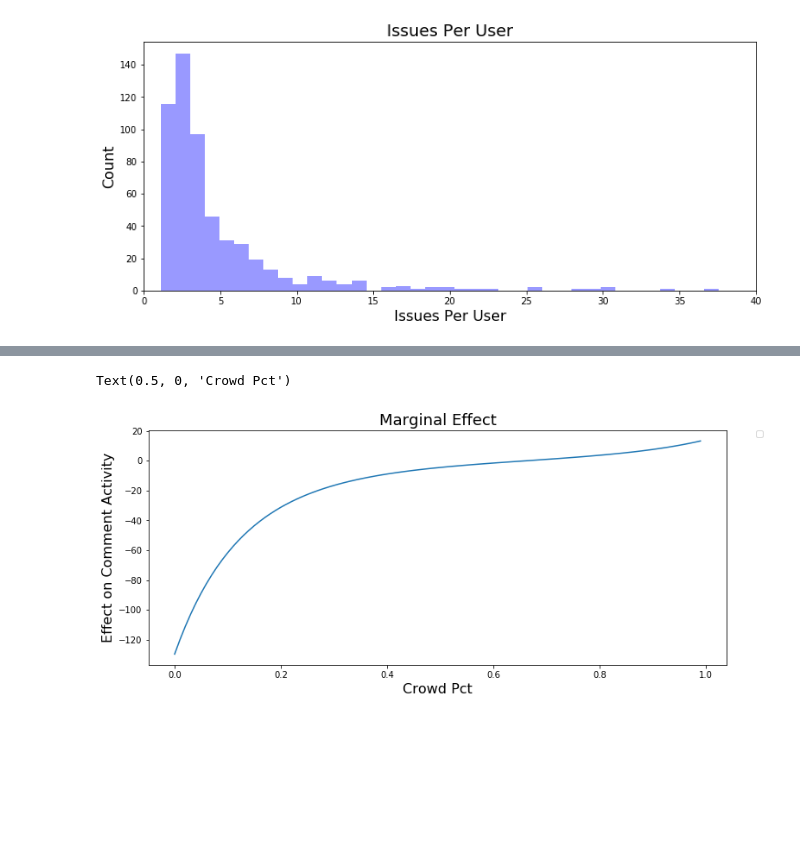
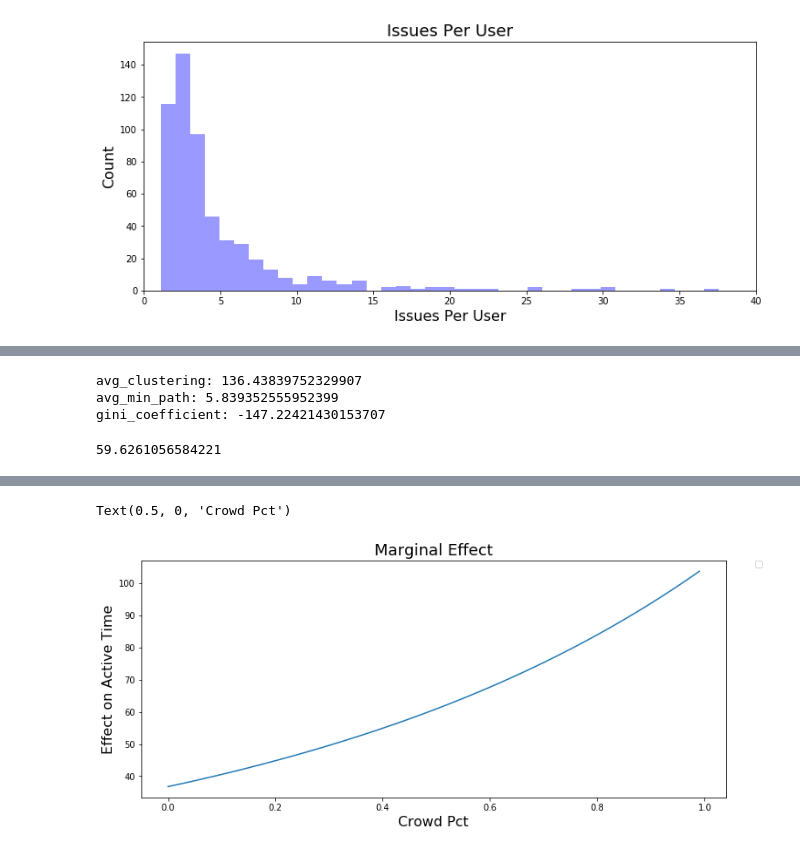
Before and after one commit to MthwRobinson/dissertation-research, a Jupyter notebook: research-notebooks/2-journal-article.ipynb, the cells around one changed output, grey strips where cells are left out. Cells and saved outputs as stored; diff of their text form; code cells hidden in the pictures; blank space fills up the shorter version.

```diff
--- a/research-notebooks/2-journal-article.ipynb
+++ b/research-notebooks/2-journal-article.ipynb
@@ -370,2 +327,0 @@ glm_marginal_effect('gini_coefficient', res, X, all_data)
-# %%
-all_data['comment_prediction'] = res.predict(X)
@@ -1320,2 +855,0 @@ strong multicollinearity or other numerical problems.
-# %%
-all_data['p_avg_first_comment'] = res.predict(X)
@@ -1455,15 +932,12 @@ for avg_clustering in [0.4, 0.5, 0.6, 0.7, 0.8]:
         effects_data['avg_clusteringXcrowd_pct'] = crowd_pct*avg_clustering
 
         effects_data['crowd_pct'] = crowd_pct
-        effects_data['crowd_pct_2'] = crowd_pct**2
 
 
         effects_data['predictions'] = res.predict(effects_data)
-        effects_data['crowd_pct_2_effect'] = effects_data['predictions'] * res.params['crowd_pct_2']
         effects_data['crowd_pct_param'] = (res.params['crowd_pct']
                                            + avg_clustering * res.params['avg_clusteringXcrowd_pct'])
-        effects_data['total_effect'] = effects_data['predictions'] * (2 * res.params['crowd_pct_2'] * crowd_pct
-                                                                      + effects_data['crowd_pct_param'])
+        effects_data['total_effect'] = effects_data['predictions'] * effects_data['crowd_pct_param']
 
 
         avg_effect = effects_data['total_effect'].mean()
@@ -1674,3 +1081,38 @@ print(avg_effect)
+# %%
+network_factors = ['avg_clustering', 'avg_min_path', 'gini_coefficient']
+for factor in network_factors:
+    effect = glm_marginal_effect(factor, res, X, all_data)
+    print('{}: {}'.format(factor, effect))
+# %% [output]
+avg_clustering: 136.43839752329907
+avg_min_path: 5.839352555952399
+gini_coefficient: -147.22421430153707
+# %%
+avg_min_path = all_data['avg_min_path']
+gini_coefficient = all_data['gini_coefficient']
+avg_clustering = all_data['avg_clustering']
+crowd_pct = all_data['crowd_pct']
+
+effects_data = X.copy(deep=True)
+
+effects_data['avg_clusteringXcrowd_pct'] = crowd_pct*avg_clustering
+effects_data['avg_min_pathXcrowd_pct'] = crowd_pct*avg_min_path
+effects_data['gini_coefficientXcrowd_pct'] = crowd_pct*gini_coefficient
+
+effects_data['crowd_pct'] = crowd_pct
+
+effects_data['predictions'] = res.predict(effects_data)
+effects_data['crowd_pct_param'] = (res.params['crowd_pct']
+                                    + avg_clustering * res.params['avg_clusteringXcrowd_pct']
+                                    + gini_coefficient * res.params['gini_coefficientXcrowd_pct']
+                                    + avg_min_path * res.params['avg_min_pathXcrowd_pct'])
+effects_data['total_effect'] = effects_data['predictions'] * effects_data['crowd_pct_param']
+
+
+avg_effect = effects_data['total_effect'].mean()
+print(avg_effect)
+# %% [output]
+59.6261056584221
 # %%
 plt.figure(figsize=(12, 5))
 
@@ -1684,19 +1126,17 @@ for i in range(100):
     effects_data = X.copy(deep=True)
     crowd_pct = i/100
     effects_data['avg_clusteringXcrowd_pct'] = crowd_pct*avg_clustering
+    effects_data['avg_min_pathXcrowd_pct'] = crowd_pct*avg_min_path
     effects_data['gini_coefficientXcrowd_pct'] = crowd_pct*gini_coefficient
 
     effects_data['crowd_pct'] = crowd_pct
-    effects_data['crowd_pct_2'] = crowd_pct**2
-
 
     effects_data['predictions'] = res.predict(effects_data)
-    effects_data['crowd_pct_2_effect'] = effects_data['predictions'] * res.params['crowd_pct_2']
     effects_data['crowd_pct_param'] = (res.params['crowd_pct']
                                         + avg_clustering * res.params['avg_clusteringXcrowd_pct']
-                                        + gini_coefficient * res.params['gini_coefficientXcrowd_pct'])
-    effects_data['total_effect'] = effects_data['predictions'] * (2 * res.params['crowd_pct_2'] * crowd_pct
-                                                                    + effects_data['crowd_pct_param'])
+                                        + gini_coefficient * res.params['gini_coefficientXcrowd_pct']
+                                        + avg_min_path * res.params['avg_min_pathXcrowd_pct'])
+    effects_data['total_effect'] = effects_data['predictions'] * effects_data['crowd_pct_param']
 
 
     avg_effect = effects_data['total_effect'].mean()
@@ -1708,6 +1148,6 @@ sns.lineplot(y=marginal_effects['effect'], x=marginal_effects['crowd_pct'])
 
 plt.legend(bbox_to_anchor=(1.05, 1), loc=2, borderaxespad=0.)
 plt.title('Marginal Effect', fontsize=18)
-plt.ylabel('Effect on Comment Activity', fontsize=16)
+plt.ylabel('Effect on Active Time', fontsize=16)
 plt.xlabel('Crowd Pct', fontsize=16)
 # %% [output]
@@ -1715,5 +1155,5 @@ plt.xlabel('Crowd Pct', fontsize=16)
 Text(0.5, 0, 'Crowd Pct')
-[figure, old version]
+[figure, new version]
 # %%
 plt.figure(figsize=(12, 5))
 
```
Also changed, not shown: parts of 79 cells of this notebook, 3 other files.
